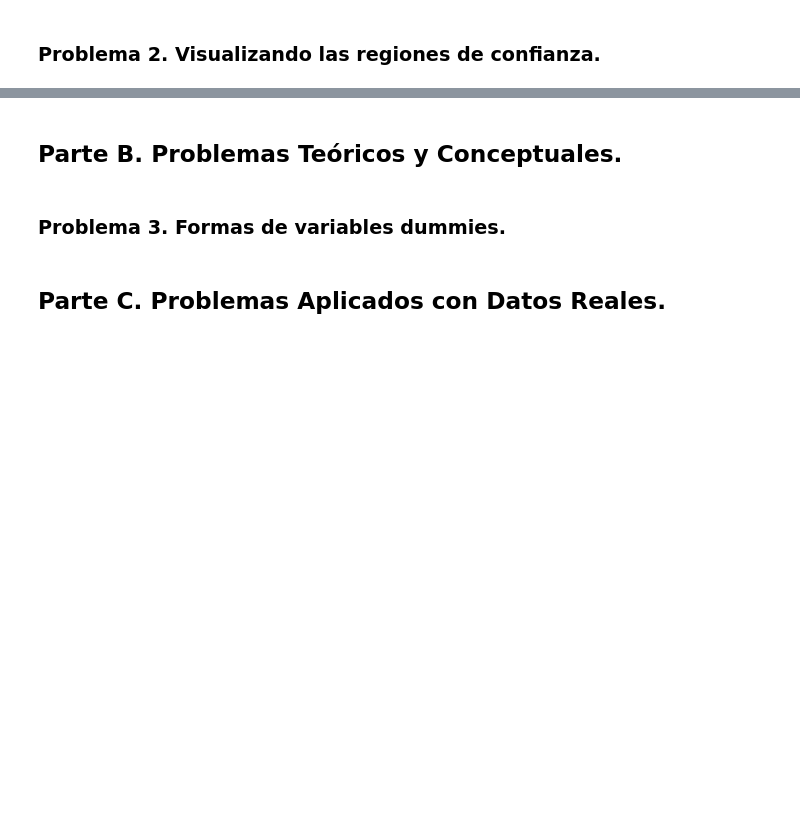
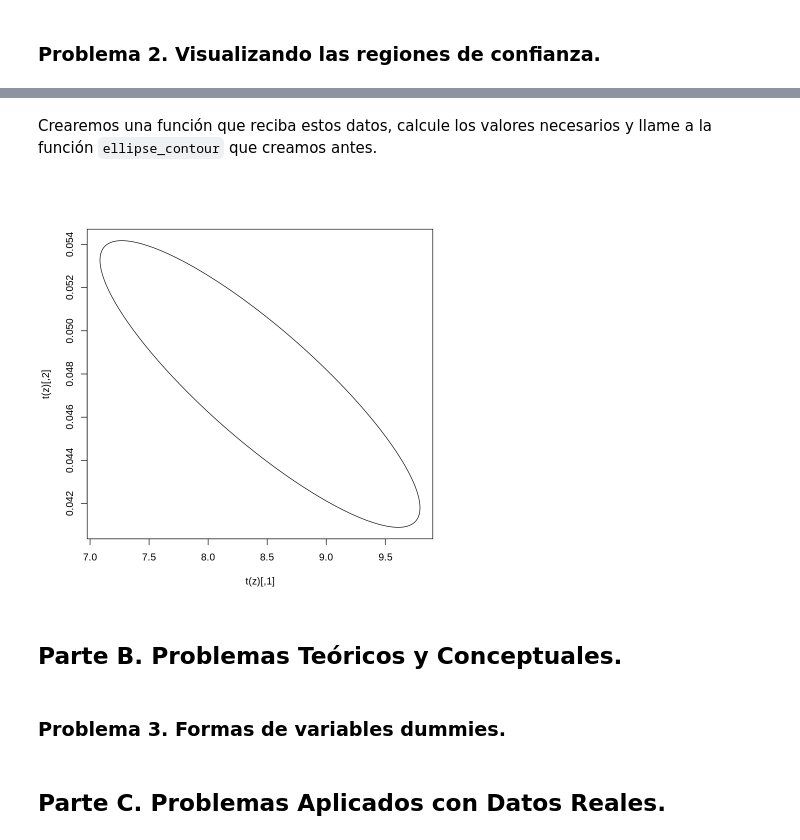
Before and after one commit to MantiMantilla/MEL-2022-2, a Jupyter notebook: Tareas/Tarea 2/Tarea 2.ipynb, the cells around one changed output, grey strips where cells are left out. Saved outputs shown, nothing was run; the diff lists cells and outputs as text; code cells hidden in the pictures; blank space fills up the shorter version.

```diff
--- a/Tareas/Tarea 2/Tarea 2.ipynb
+++ b/Tareas/Tarea 2/Tarea 2.ipynb
@@ -29,0 +343,5 @@ Ximena Palacio - 201730995
+# %%
+data("marketing", package = "datarium")
+head(marketing)
+X <- marketing[, c("youtube", "facebook", "newspaper")]
+y <- marketing["sales"]
@@ -30,3 +358,21 @@ Ximena Palacio - 201730995
+# %% [markdown]
+Crearemos una función que reciba estos datos, calcule los valores necesarios y llame a la función `ellipse_contour` que creamos antes.
+# %%
+# Los parámetros beta_index_1 y beta_index_2 son enteros de 0 a k, con k cantidad de variables.
+ellipse_from_data <- function(X, y, alpha = 0.05, beta_index_1, beta_index_2){
+  X <- as.matrix(cbind(intercept = 1, X))
+  X <- X[,c(beta_index_1, beta_index_2)]
+  y <- as.matrix(y)
+  n <- length(y)
+  cov.mat <- solve(t(X) %*% X)
+  coeff <- cov.mat %*% t(X) %*% y
+  MSE <- sum((X%*%coeff - y)^2) / (n-2)
+  ellipse_contour(coeff[1], coeff[2], cov.mat, MSE, alpha, n)
+}
+
+ellipse_from_data(X, y, 0.05, 1, 2)
+# %% [output]
+[figure, added]
 # %% [markdown]
 ## Parte B. Problemas Teóricos y Conceptuales.
 # %% [markdown]
```
Also changed, not shown: parts of 34 cells of this notebook.
